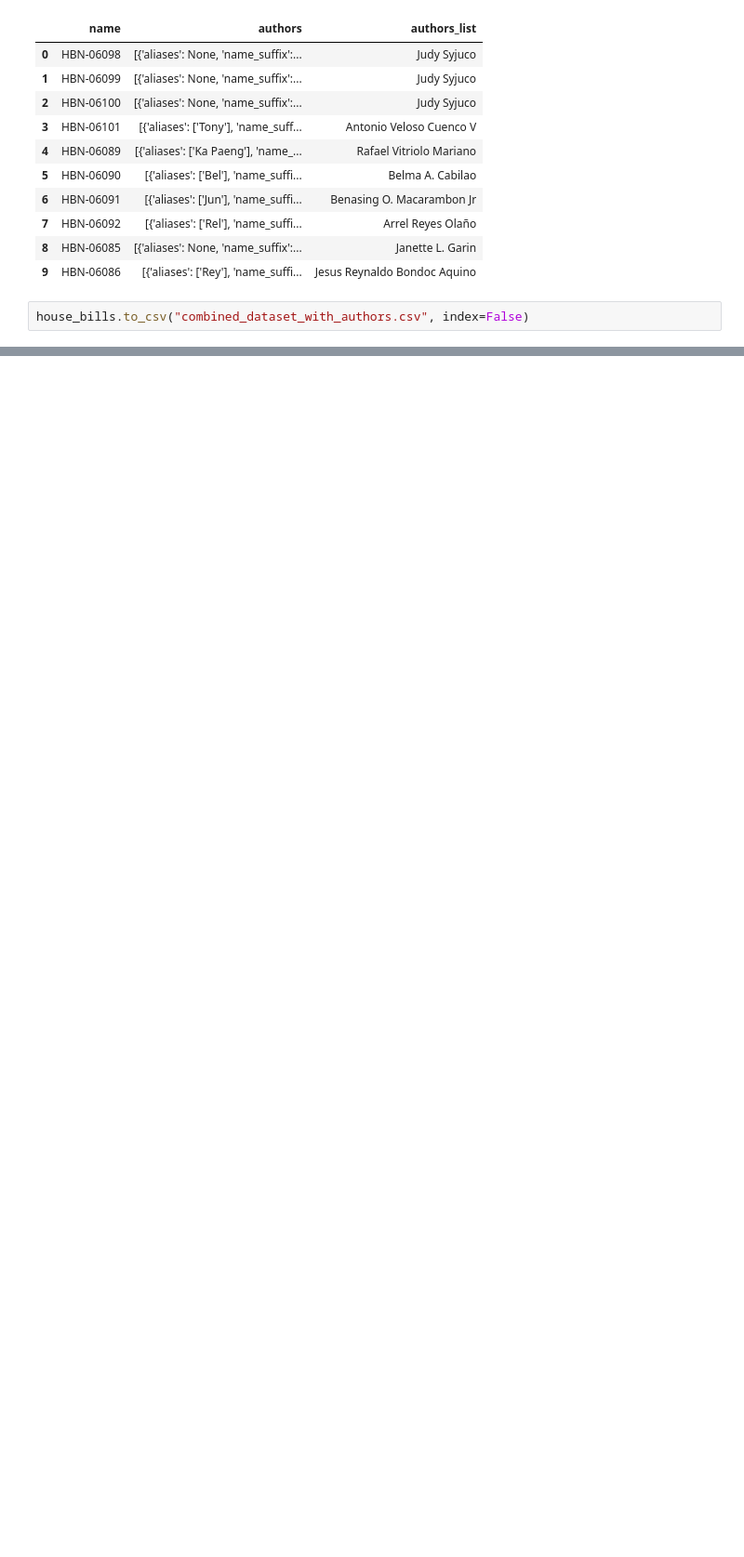
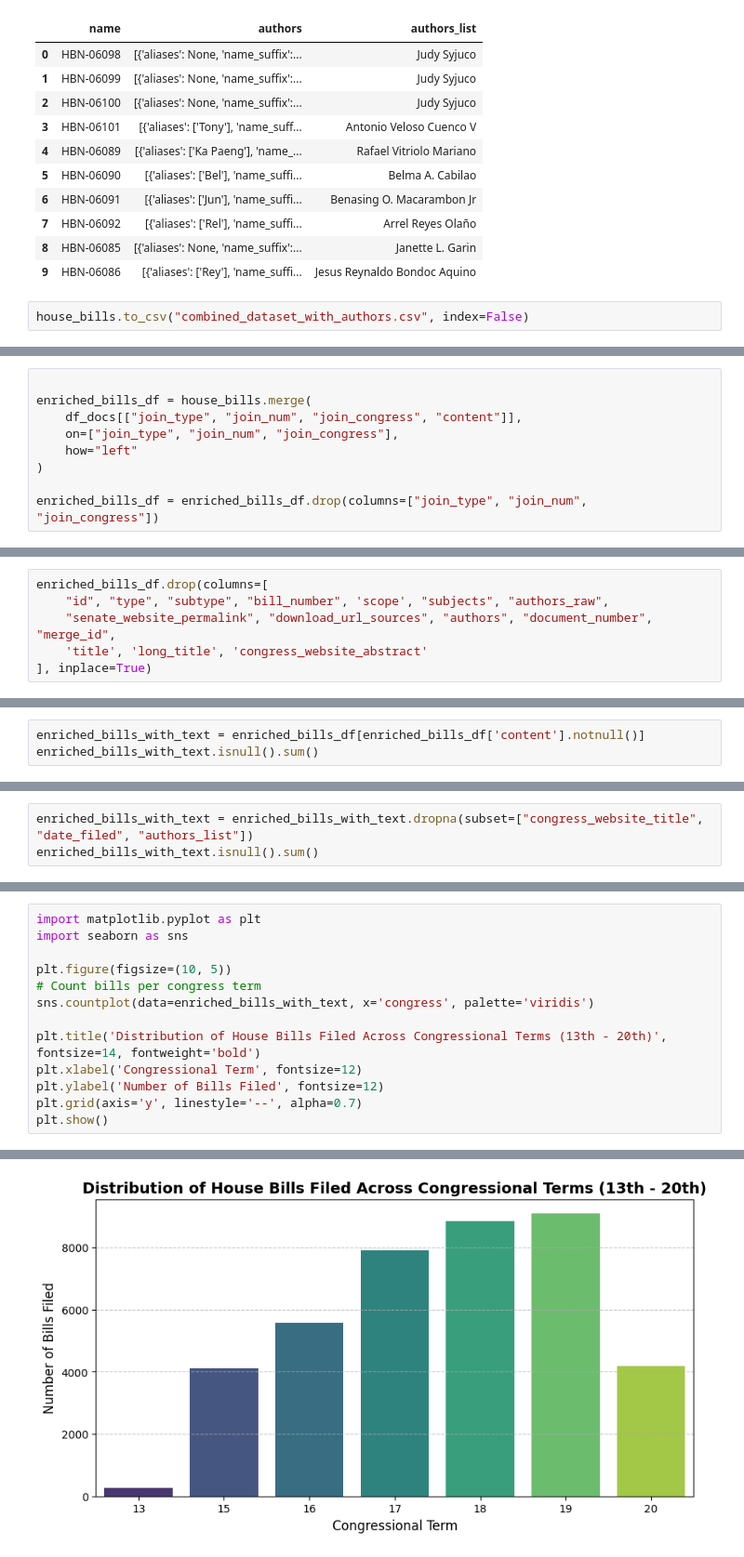
Before and after one commit to Lanzero225/Bills-Legislative-Intelligence-System-BILIS-, a Jupyter notebook: BILIS.ipynb, the cells around one changed output, grey strips where cells are left out. Shown at 93% size. Cells and saved outputs as stored; diff of their text form; blank space fills up the shorter version.

```diff
--- a/BILIS.ipynb
+++ b/BILIS.ipynb
@@ -454,0 +407,9 @@ house_bills.to_csv("combined_dataset_with_authors.csv", index=False)
+# %%
+
+enriched_bills_df = house_bills.merge(
+    df_docs[["join_type", "join_num", "join_congress", "content"]],
+    on=["join_type", "join_num", "join_congress"],
+    how="left"
+)
+
+enriched_bills_df = enriched_bills_df.drop(columns=["join_type", "join_num", "join_congress"])
@@ -454,0 +440,6 @@ house_bills.to_csv("combined_dataset_with_authors.csv", index=False)
+# %%
+enriched_bills_df.drop(columns=[
+    "id", "type", "subtype", "bill_number", 'scope', "subjects", "authors_raw",
+    "senate_website_permalink", "download_url_sources", "authors", "document_number", "merge_id",
+    'title', 'long_title', 'congress_website_abstract'
+], inplace=True)
@@ -454,0 +450,3 @@ house_bills.to_csv("combined_dataset_with_authors.csv", index=False)
+# %%
+enriched_bills_with_text = enriched_bills_df[enriched_bills_df['content'].notnull()]
+enriched_bills_with_text.isnull().sum()
@@ -454,0 +461,3 @@ house_bills.to_csv("combined_dataset_with_authors.csv", index=False)
+# %%
+enriched_bills_with_text = enriched_bills_with_text.dropna(subset=["congress_website_title", "date_filed", "authors_list"])
+enriched_bills_with_text.isnull().sum()
@@ -454,0 +485,14 @@ house_bills.to_csv("combined_dataset_with_authors.csv", index=False)
+# %%
+import matplotlib.pyplot as plt
+import seaborn as sns
+
+plt.figure(figsize=(10, 5))
+# Count bills per congress term
+sns.countplot(data=enriched_bills_with_text, x='congress', palette='viridis')
+
+plt.title('Distribution of House Bills Filed Across Congressional Terms (13th - 20th)', fontsize=14, fontweight='bold')
+plt.xlabel('Congressional Term', fontsize=12)
+plt.ylabel('Number of Bills Filed', fontsize=12)
+plt.grid(axis='y', linestyle='--', alpha=0.7)
+plt.show()
+# %% [output]
@@ -454,0 +502 @@ house_bills.to_csv("combined_dataset_with_authors.csv", index=False)
+[figure, added]
```
Also changed, not shown: parts of 87 cells of this notebook.
